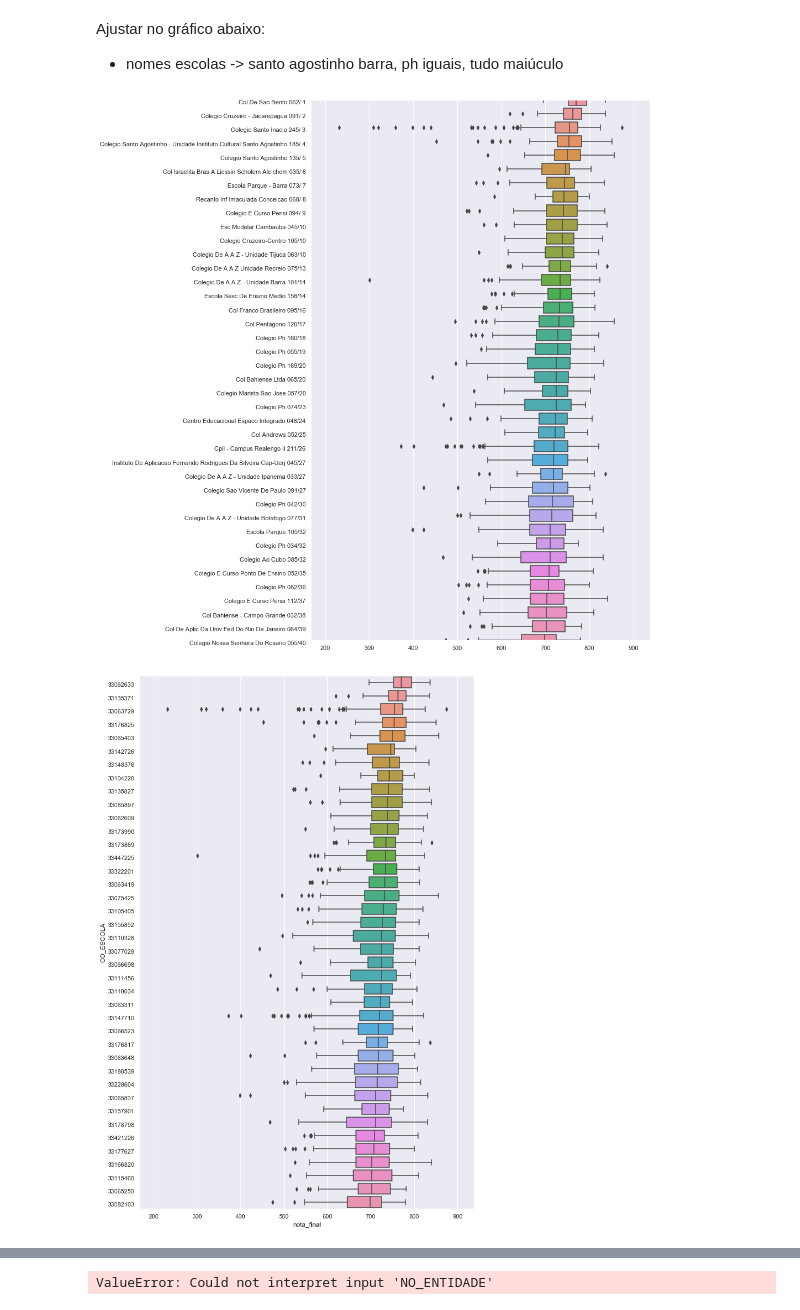
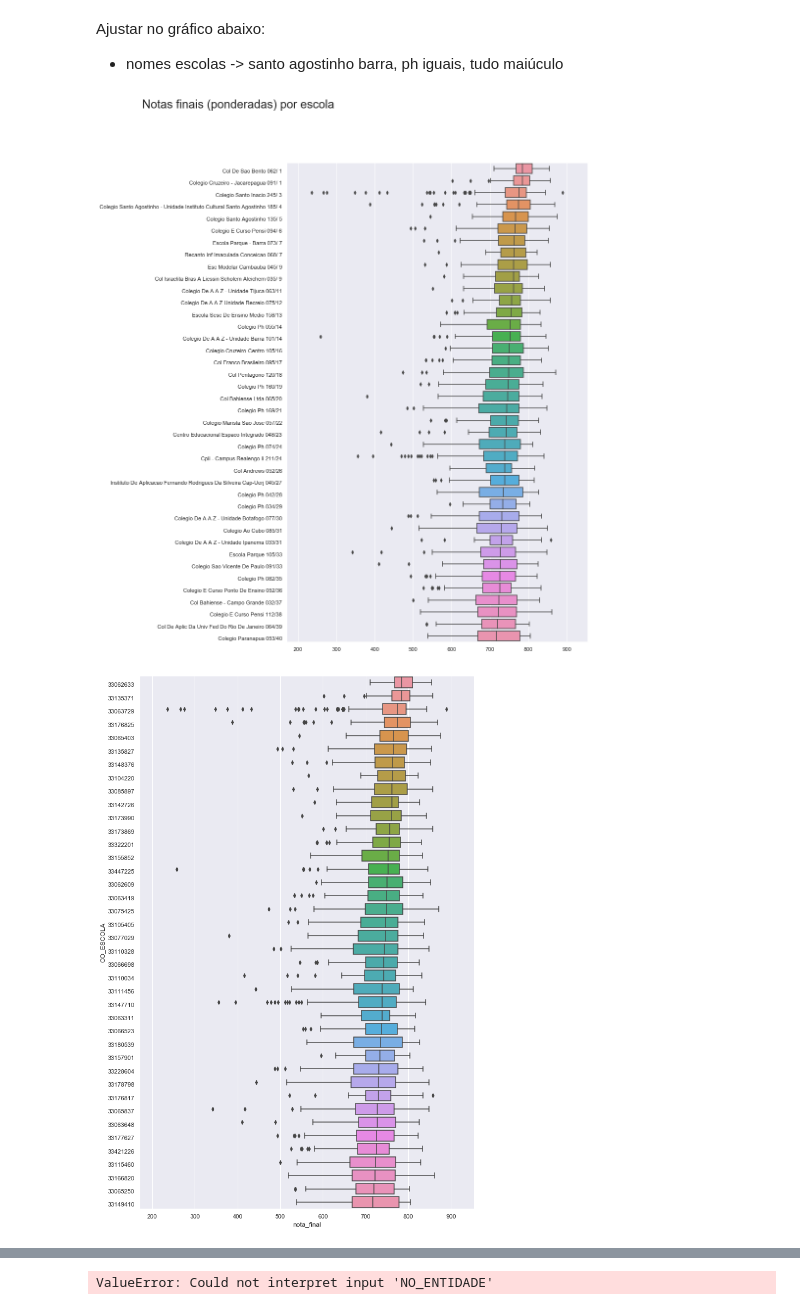
Before and after one commit to pauloneves/educacao, a Jupyter notebook: analisa.ipynb, the cells around one changed output, grey strips where cells are left out. Saved outputs shown, nothing was run; the diff lists cells and outputs as text; code cells hidden in the pictures.

```diff
--- a/analisa.ipynb
+++ b/analisa.ipynb
@@ -17,6 +39,6 @@ Inventando meu cálculo de nota final. pondero pelas notas mais importantes
 # %%
 notas_cols = ['NU_NOTA_CN', 'NU_NOTA_CH', 'NU_NOTA_LC', 'NU_NOTA_MT', 'NU_NOTA_REDACAO', ]
-notas_pesos =(1, 2, 1, 2, 3)
+notas_pesos =(1, 1, 1, 1, 4)
 # %%
 media_ponderada = lambda notas: np.average(notas, weights=notas_pesos)
 
@@ -58,4 +77,5 @@ CO_PARQUE = 33065837
 # %%
+df_melhores['CO_ESCOLA'] = df_melhores.CO_ESCOLA.astype('category')
 df_melhores['rank'] = df_melhores.mediana.rank(ascending=False, method='min')
 # %%
 df_melhores = df_melhores.merge(df_escolas, left_index=True, right_on='CO_ENTIDADE').loc[:,
@@ -112,12 +132,12 @@ Ajustar no gráfico abaixo:
 df_melhores['rotulo'] = df_melhores.loc[:,['NO_ENTIDADE', 'num', 'rank']].apply(lambda x: '{:>s} {:03d}/{:>2.0f}'.format(x[0].title(), x[1], x[2]), axis=1)
 # %%
 import seaborn as sns
-sns.set(rc={'figure.figsize':(11,18), 'axes.xmargin': .1, 'ytick.alignment': 'top'})
+sns.set(rc={'figure.figsize':(11,18), 'axes.xmargin': .1})
 ax = sns.boxplot(data=df_enem, y='CO_ESCOLA', x='nota_final', orient='h',
                  order=df_melhores.head(NUM_MELHORES).CO_ENTIDADE)
 ax.set(ylabel='', xlabel='')
-#plt.suptitle('Distribuição de notas por escola', x=.25, va='bottom', size=24);
+plt.suptitle('Notas finais (ponderadas) por escola', x=0,  size=24);
 locs, _ = plt.yticks()
 plt.yticks(locs, df_melhores.rotulo);
 # %% [output]
-[figure, old version]
+[figure, new version]
@@ -127,6 +144,9 @@ sns.set()
 # %%
-ax = sns.boxplot(
-    data=df_enem, y='CO_ESCOLA', x='nota_final', orient='h',
-    order=df_melhores.head(NUM_MELHORES).CO_ENTIDADE)
+import seaborn as sns
+sns.set()
+ax = sns.boxplot(data=df_enem, y='CO_ESCOLA', x='NU_NOTA_MT', orient='h',
+                 order=df_melhores.head(NUM_MELHORES).CO_ENTIDADE)
+locs, labels = plt.yticks()
+plt.yticks(locs, labels);
 # %% [output]
-[figure, old version]
+[figure, new version]
```
Also changed, not shown: parts of 11 cells of this notebook, 1 other file.
